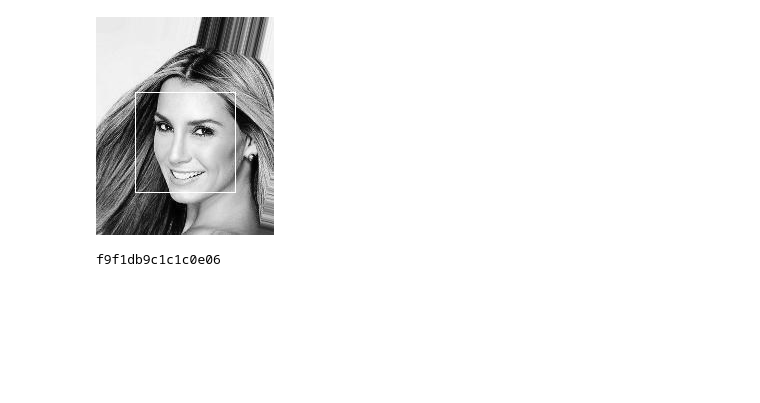
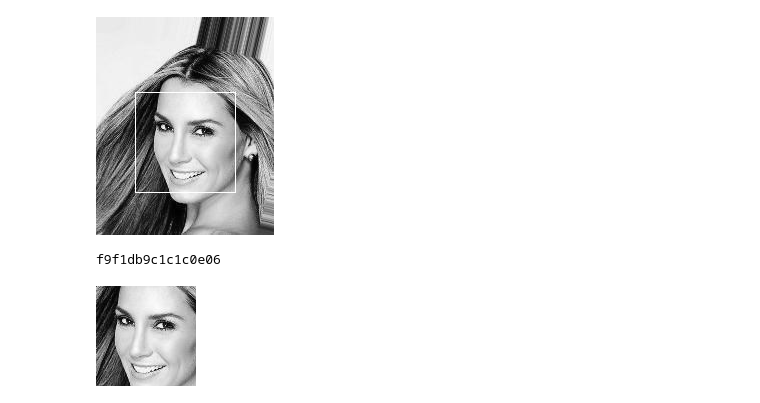
Before and after one commit to NnataKha/Pictures-Project, a Jupyter notebook: Main.ipynb, the cells around one changed output. Cells and saved outputs as stored; diff of their text form; code cells hidden in the pictures; blank space fills up the shorter version.

Commit message:
Cropped images
Issue #19 resolved

```diff
--- a/Main.ipynb
+++ b/Main.ipynb
@@ -3,13 +3,16 @@ from os import listdir
 import face_detection as fd
 from cv2 import imwrite
 # %%
+mydir = 'C:\\Users\\mika\\Desktop\\Data Science\\Pictures Project\\'
+imgdir = 'face_images\\'
+resultdir = 'faces_detected\\'
 #list of all available files in the directory
-files_list = listdir('C:\\Users\\mika\\Desktop\\Data Science\\Pictures Project\\img_align_celeba')
+files_list = listdir(mydir + imgdir)
 #list of all files where a face was detected
 images_with_faces = []
-for file in files_list[:5]:
-    img = fd.read('img_align_celeba\\' + file)
+for file in files_list:
+    img = fd.read(mydir + imgdir + file)
     if fd.is_face(img):
         images_with_faces.append(file[:6]+'.png')
         gray_face = fd.face_detect(img)
-        imwrite('faces_detected\\'+file[:6]+'.png', gray_face)
+        imwrite(resultdir+file[:6]+'.png', gray_face)
@@ -33,3 +33,12 @@ for file in images_with_faces:
 print(pictures_hash[0])
 # %% [output]
 f9f1db9c1c1c0e06
+# %%
+cropdir = 'cropped_face_images\\'
+for file in images_with_faces:
+    img = fd.read(mydir + imgdir + file[:6] + '.jpg')
+    imwrite(cropdir+file[:6]+'.png', fd.crop(img))
+# %%
+display(Image.open(mydir + cropdir + images_with_faces[0]))
+# %% [output]
+[figure, added]
```
Also changed, not shown: parts of 3 cells of this notebook, 1 other file.
